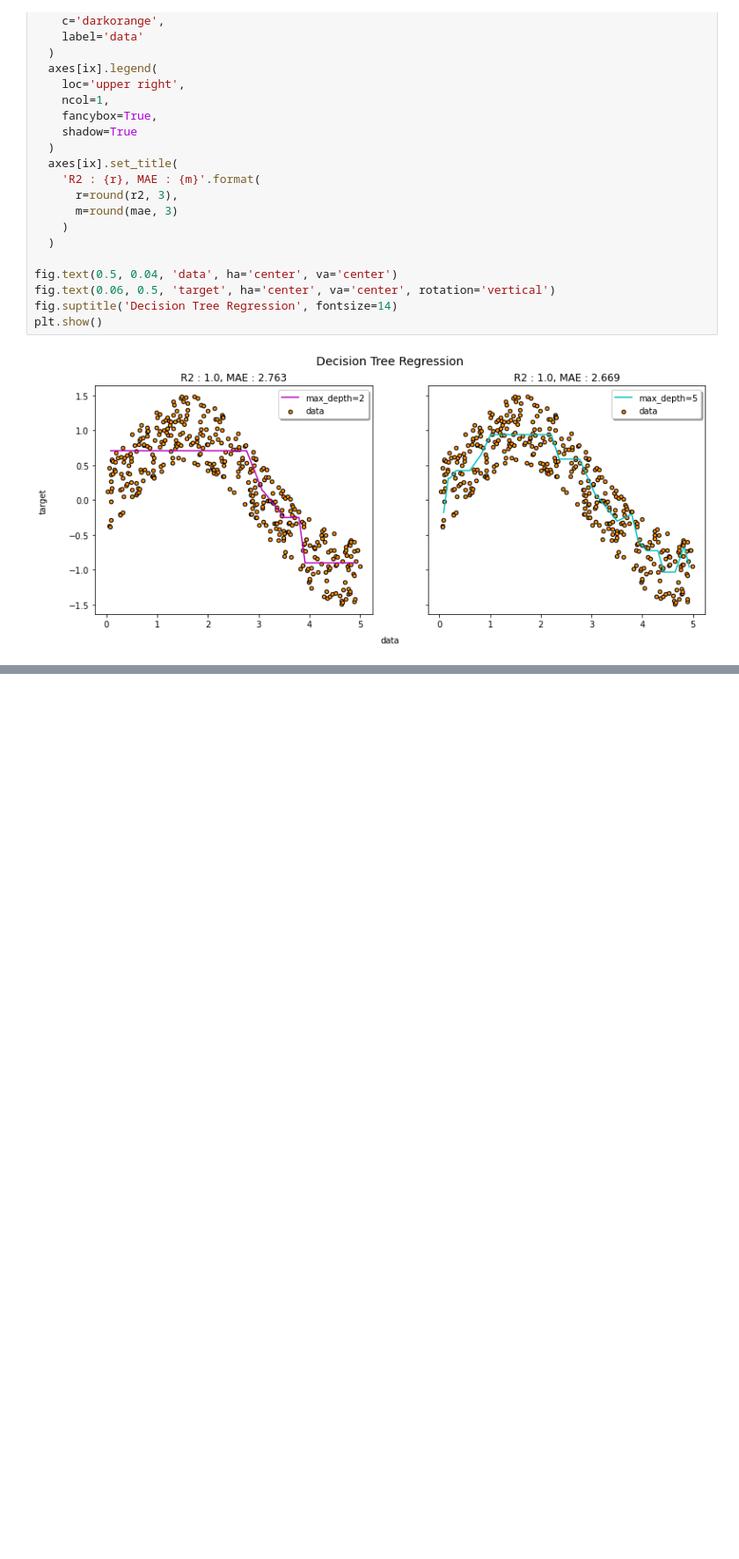
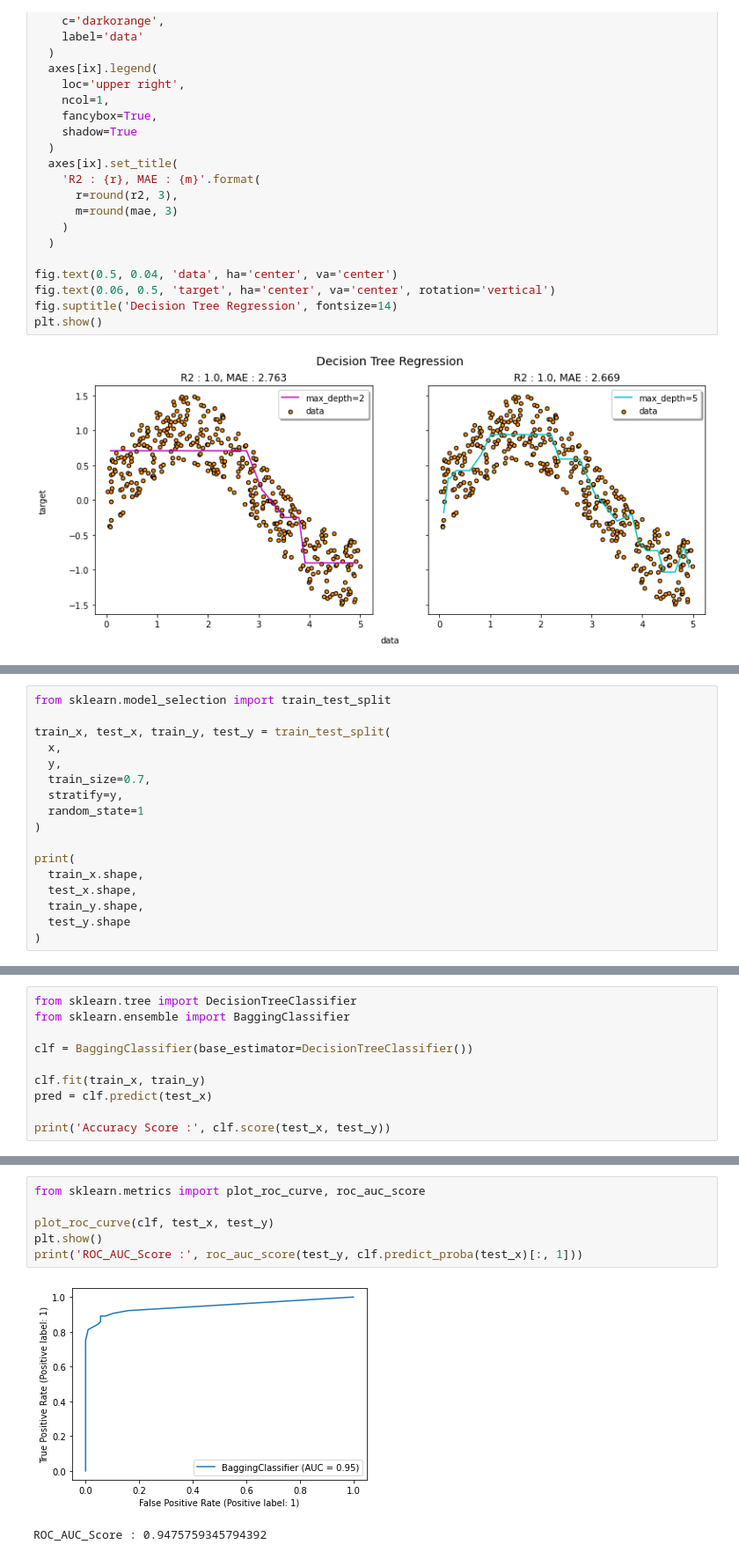
Before and after one commit to Bob-Cheol/bobtory, a Jupyter notebook: study/BigDataAnalyst/6. 머신러닝 - 지도학습.ipynb, the cells around one changed output, grey strips where cells are left out. Shown at 88% size. Drawn from its saved outputs; the diff is of its cells as text; blank space fills up the shorter version.

```diff
--- a/study/BigDataAnalyst/6. 머신러닝 - 지도학습.ipynb
+++ b/study/BigDataAnalyst/6. 머신러닝 - 지도학습.ipynb
@@ -2556,0 +2655,17 @@ plt.show()
+# %%
+from sklearn.model_selection import train_test_split
+
+train_x, test_x, train_y, test_y = train_test_split(
+  x,
+  y,
+  train_size=0.7,
+  stratify=y,
+  random_state=1
+)
+
+print(
+  train_x.shape,
+  test_x.shape,
+  train_y.shape,
+  test_y.shape
+)
@@ -2556,0 +2674,10 @@ plt.show()
+# %%
+from sklearn.tree import DecisionTreeClassifier
+from sklearn.ensemble import BaggingClassifier
+
+clf = BaggingClassifier(base_estimator=DecisionTreeClassifier())
+
+clf.fit(train_x, train_y)
+pred = clf.predict(test_x)
+
+print('Accuracy Score :', clf.score(test_x, test_y))
@@ -2556,0 +2698,9 @@ plt.show()
+# %%
+from sklearn.metrics import plot_roc_curve, roc_auc_score
+
+plot_roc_curve(clf, test_x, test_y)
+plt.show()
+print('ROC_AUC_Score :', roc_auc_score(test_y, clf.predict_proba(test_x)[:, 1]))
+# %% [output]
+[figure, added]
+ROC_AUC_Score : 0.9475759345794392
```
Also changed, not shown: parts of 51 cells of this notebook, 2 other files.
